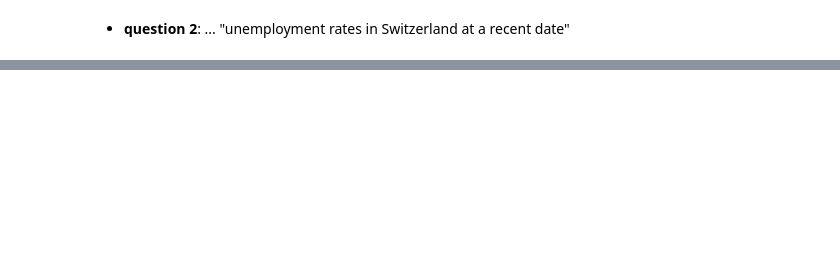
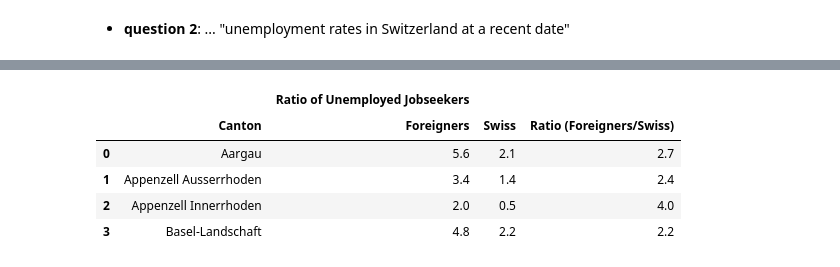
Before and after one commit to tarmeens/ada-homework, a Jupyter notebook: 03 - Interactive Viz/homework3.ipynb, the cells around one changed output, grey strips where cells are left out. Cells and saved outputs as stored; diff of their text form; code cells hidden in the pictures; blank space fills up the shorter version.

```diff
--- a/03 - Interactive Viz/homework3.ipynb
+++ b/03 - Interactive Viz/homework3.ipynb
@@ -336,6 +440,13 @@ ch_unemploy_rate_canton_nationality.head(4)
 # %%
-# compute the ratio between unemployed swiss and unemployes foreigners
-ch_unemploy_rate_canton_nationality["", "Ratio (Swiss/Foreigners)"] = \
-    round(ch_unemploy_rate_canton_nationality["Ratio of Unemployed Jobseekers", "Swiss"]/ch_unemploy_rate_canton_nationality["Ratio of Unemployed Jobseekers", "Foreigners"], 1)
+# Compute the ratio between unemployed foreigners and unemployed Swiss nationals
+ch_unemploy_rate_canton_nationality["", "Ratio (Foreigners/Swiss)"] = \
+    round(ch_unemploy_rate_canton_nationality["Ratio of Unemployed Jobseekers", "Foreigners"]/ch_unemploy_rate_canton_nationality["Ratio of Unemployed Jobseekers", "Swiss"], 1)
 ch_unemploy_rate_canton_nationality.head(4)
+# %% [output]
+|  |  | Ratio of Unemployed Jobseekers |  |  |
+|  | Canton | Foreigners | Swiss | Ratio (Foreigners/Swiss) |
+| 0 | Aargau | 5.6 | 2.1 | 2.7 |
+| 1 | Appenzell Ausserrhoden | 3.4 | 1.4 | 2.4 |
+| 2 | Appenzell Innerrhoden | 2.0 | 0.5 | 4.0 |
+| 3 | Basel-Landschaft | 4.8 | 2.2 | 2.2 |
 # %%
```
Also changed, not shown: parts of 52 cells of this notebook.
